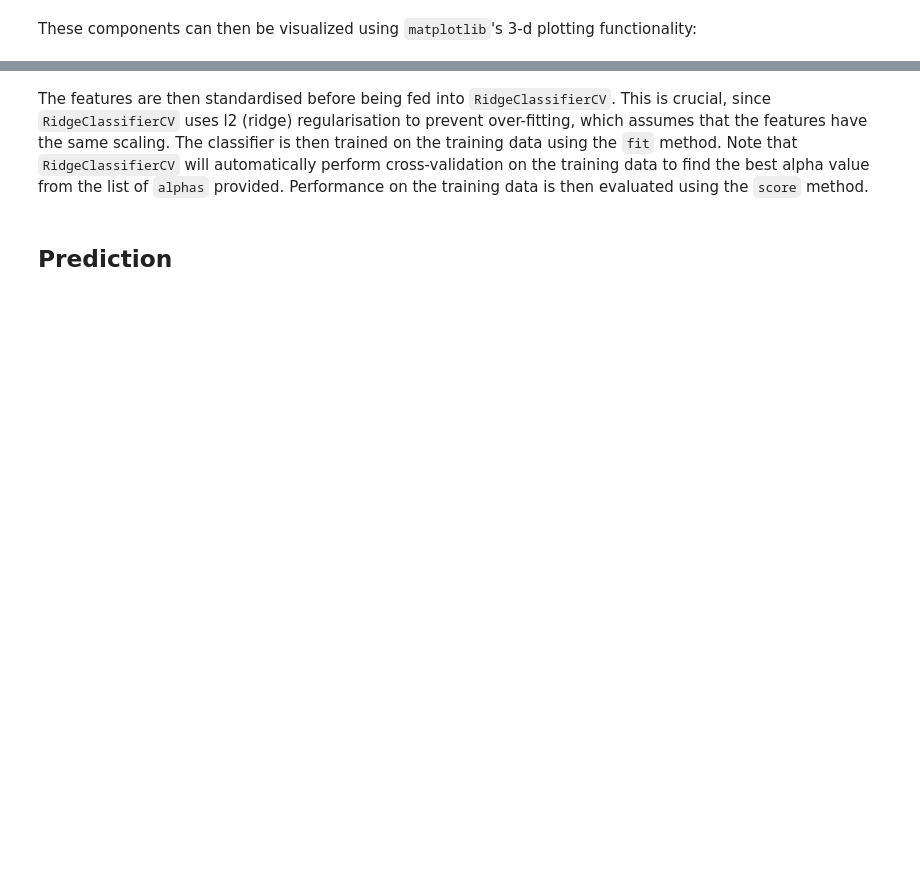
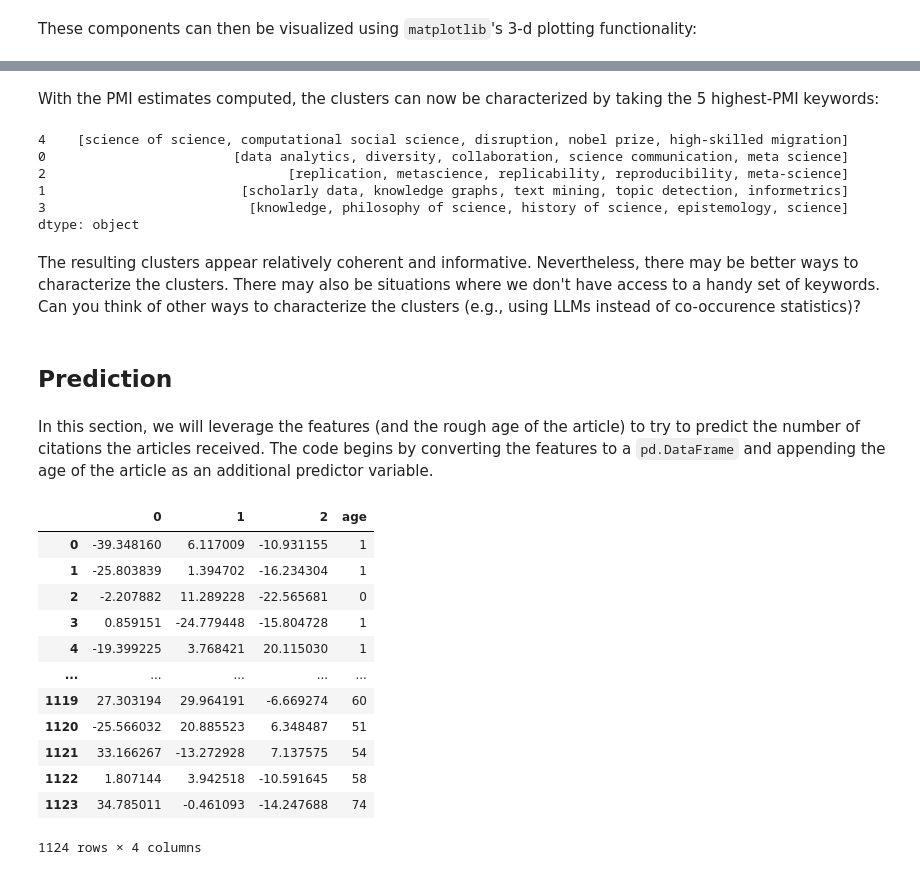
Before and after one commit to Zak-Hussain/LLM4SciSci, a Jupyter notebook: 2_feature_extraction.ipynb, the cells around one changed output, grey strips where cells are left out. Saved outputs shown, nothing was run; the diff lists cells and outputs as text; code cells hidden in the pictures; blank space fills up the shorter version.

```diff
--- a/2_feature_extraction.ipynb
+++ b/2_feature_extraction.ipynb
@@ -137,8 +209,38 @@ pmi_matrix
+# %% [markdown]
+With the PMI estimates computed, the clusters can now be characterized by taking the 5 highest-PMI keywords:
 # %%
 # Get top 5 highest-PMI keywords
 top_keywords = pmi_matrix.apply(lambda row: row.nlargest(5).index.tolist(), axis=1)
-top_keywords
+top_keywords.to_dict()
+# %% [output]
+4    [science of science, computational social science, disruption, nobel prize, high-skilled migration]
+0                        [data analytics, diversity, collaboration, science communication, meta science]
+2                               [replication, metascience, replicability, reproducibility, meta-science]
+1                         [scholarly data, knowledge graphs, text mining, topic detection, informetrics]
+3                          [knowledge, philosophy of science, history of science, epistemology, science]
+dtype: object
-# %% [markdown]
-The features are then standardised before being fed into `RidgeClassifierCV`. This is crucial, since `RidgeClassifierCV` uses l2 (ridge) regularisation to prevent over-fitting, which assumes that the features have the same scaling. The classifier is then trained on the training data using the `fit` method. Note that `RidgeClassifierCV` will automatically perform cross-validation on the training data to find the best alpha value from the list of `alphas` provided. Performance on the training data is then evaluated using the `score` method.
+# %% [markdown]
+The resulting clusters appear relatively coherent and informative. Nevertheless, there may be better ways to characterize the clusters. There may also be situations where we don't have access to a handy set of keywords. Can you think of other ways to characterize the clusters (e.g., using LLMs instead of co-occurence statistics)?
 # %% [markdown]
 ## Prediction
+# %% [markdown]
+In this section, we will leverage the features (and the rough age of the article) to try to predict the number of citations the articles received. The code begins by converting the features to a `pd.DataFrame` and appending the age of the article as an additional predictor variable.
+# %%
+features = pd.DataFrame(features)
+features['age'] = data['year'].max() - data['year']
+features.columns = [str(name) for name in features.columns]
+features
+# %% [output]
+|  | 0 | 1 | 2 | age |
+| 0 | -39.348160 | 6.117009 | -10.931155 | 1 |
+| 1 | -25.803839 | 1.394702 | -16.234304 | 1 |
+| 2 | -2.207882 | 11.289228 | -22.565681 | 0 |
+| 3 | 0.859151 | -24.779448 | -15.804728 | 1 |
+| 4 | -19.399225 | 3.768421 | 20.115030 | 1 |
+| ... | ... | ... | ... | ... |
+| 1119 | 27.303194 | 29.964191 | -6.669274 | 60 |
+| 1120 | -25.566032 | 20.885523 | 6.348487 | 51 |
+| 1121 | 33.166267 | -13.272928 | 7.137575 | 54 |
+| 1122 | 1.807144 | 3.942518 | -10.591645 | 58 |
+| 1123 | 34.785011 | -0.461093 | -14.247688 | 74 |
+1124 rows × 4 columns
```
Also changed, not shown: parts of 21 cells of this notebook.
